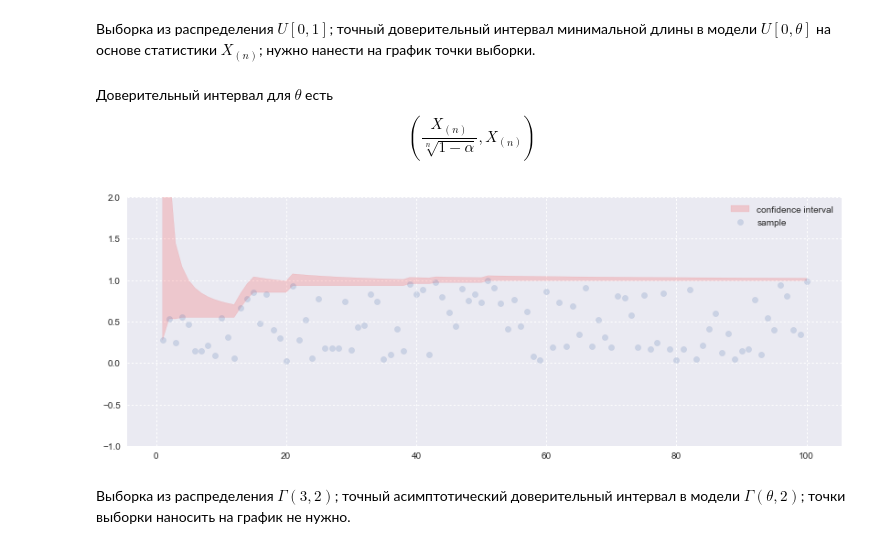
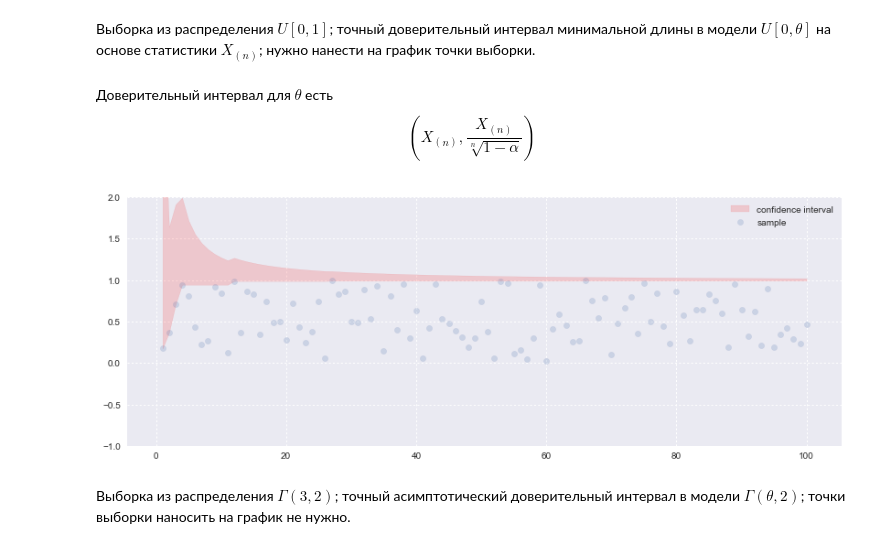
Before and after one commit to ArtemKupriyanov/MIPT-PROGRAMMING, a Jupyter notebook: Math-Stat/4_task/4.92.ipynb, the cells around one changed output. Saved outputs shown, nothing was run; the diff lists cells and outputs as text; code cells hidden in the pictures.

```diff
--- a/Math-Stat/4_task/4.92.ipynb
+++ b/Math-Stat/4_task/4.92.ipynb
@@ -88,14 +88,14 @@ draw_confidence_interval(left, right, sample=sample, ylim=(-3, 3))
 # %% [markdown]
 Выборка из распределения $U[0, 1]$; точный доверительный интервал минимальной длины в модели $U[0, \theta]$ на основе статистики $X_{(n)}$; нужно нанести на график точки выборки.
 # %% [markdown]
-Доверительный интервал для $\theta$ есть $$\left( \dfrac{X_{(n)}}{\sqrt[n]{1 - \alpha}}, X_{(n)} \right)$$
+Доверительный интервал для $\theta$ есть $$\left(X_{(n)}, \dfrac{X_{(n)}}{\sqrt[n]{1 - \alpha}} \right)$$
 # %%
 sample = sps.uniform.rvs(size=100)
 cummax_sample = np.maximum.accumulate(sample)
-draw_confidence_interval(cummax_sample / (1 - alpha) ** (1 / np.arange(1, 101)), cummax_sample,
+draw_confidence_interval(cummax_sample, cummax_sample / (1 - alpha) ** (1 / np.arange(1, 101)),
                          sample=sample, ylim=(-1, 2))
 # %% [output]
-[figure, old version]
+[figure, new version]
 # %% [markdown]
 Выборка из распределения $\Gamma(3, 2)$; точный асимптотический доверительный интервал в модели $\Gamma(\theta, 2)$; точки выборки наносить на график не нужно.
 # %% [markdown]
```
Also changed, not shown: parts of 4 cells of this notebook.
